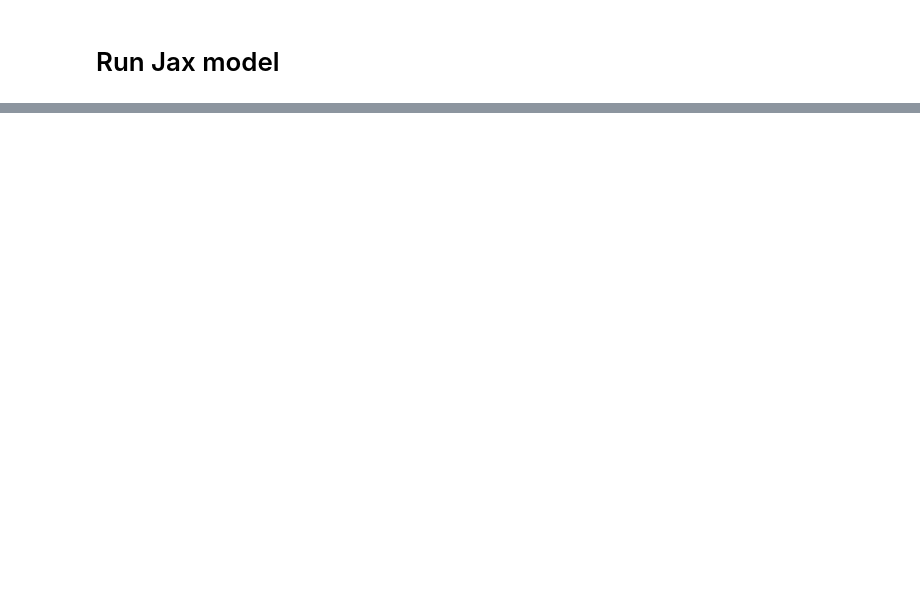
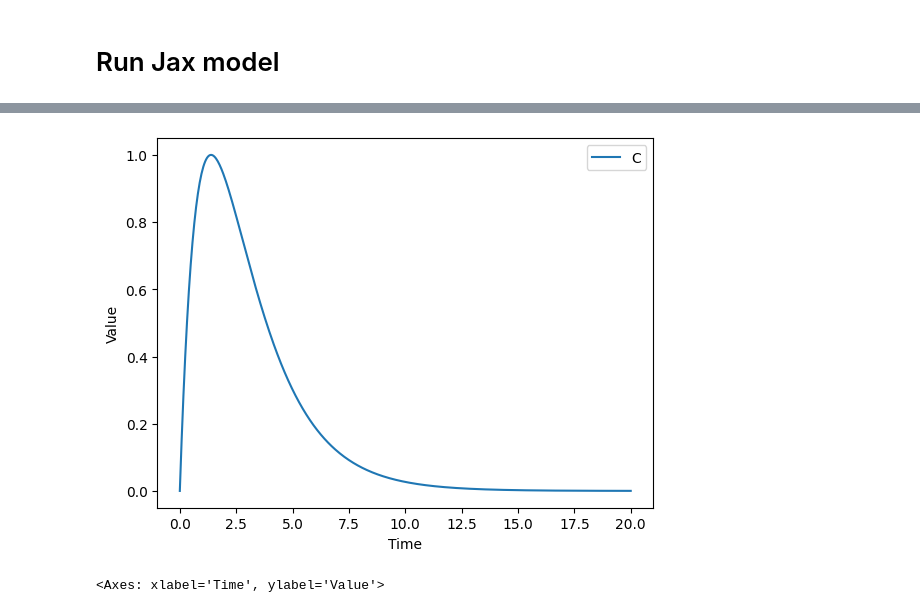
Before and after one commit to USEPA/PyMCSimMod, a Jupyter notebook: docs/notebooks/pk.ipynb, the cells around one changed output, grey strips where cells are left out. Cells and saved outputs as stored; diff of their text form; code cells hidden in the pictures; blank space fills up the shorter version.

```diff
--- a/docs/notebooks/pk.ipynb
+++ b/docs/notebooks/pk.ipynb
@@ -53,0 +56,5 @@ WARNING: No t_error rule is defined
+# %%
+solution.plot_results(variables="C", show=True)
+# %% [output]
+[figure, added]
+<Axes: xlabel='Time', ylabel='Value'>
```
Also changed, not shown: parts of 5 cells of this notebook, 3 other files.
